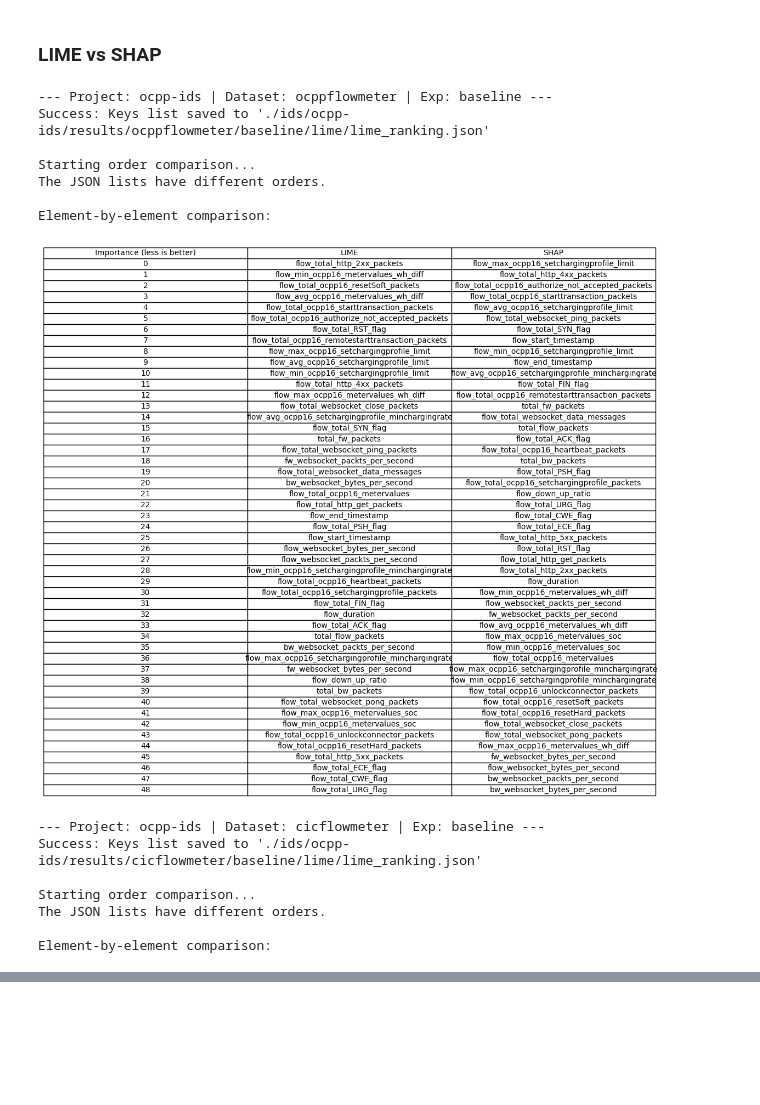
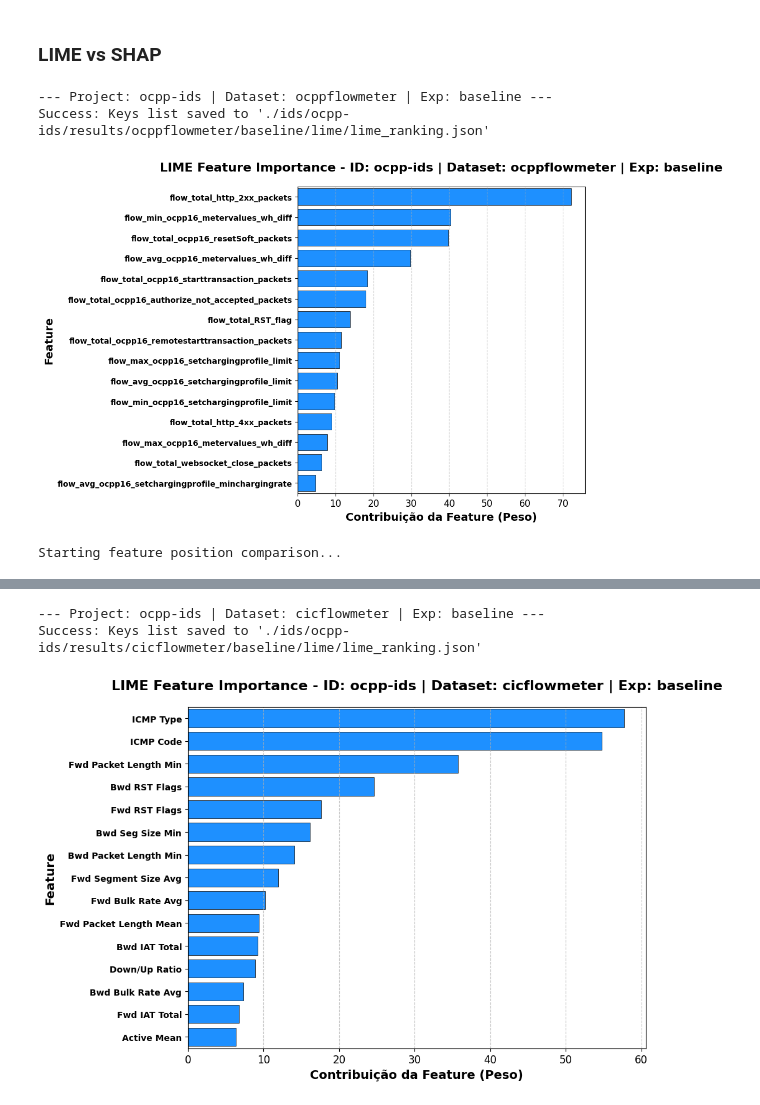
Before and after one commit to th-duvanel/ids-explainability, a Jupyter notebook: analysis.ipynb, the cells around one changed output, grey strips where cells are left out. Cells and saved outputs as stored; diff of their text form; code cells hidden in the pictures; blank space fills up the shorter version.

Commit message:
Last OCPP-IDS version

```diff
--- a/analysis.ipynb
+++ b/analysis.ipynb
@@ -108,7 +108,7 @@ for exp in experiments:
             feature_names=feature_names,
             class_names=class_names,
             show=False,
-            max_display=len(feature_names)
+            max_display=15
         )
 
         plt.title(f"SHAP - ID: {exp['ids']} | Dataset: {exp['dataset']} | Exp: {exp['type']}", fontsize=14)
@@ -168,69 +227,66 @@ for exp in experiments:
         continue
 
     print(f"\n--- Project: {exp['ids']} | Dataset: {exp['dataset']} | Exp: {exp['type']} ---")
-    transformLIME(os.path.join(exp['path'], 'lime', 'lime_feature_importance.json'))
+
+    lime_json_path = os.path.join(exp['path'], 'lime', 'lime_feature_importance.json')
+
+    transformLIME(lime_json_path)
+
+    lime_ranking_file = os.path.join(os.path.dirname(lime_json_path), 'lime_ranking.json')
+    plots_path = os.path.join(os.getcwd(), 'notebooks', 'plots', exp['ids'])
+    os.makedirs(plots_path, exist_ok=True)
+
+    title = f"ID: {exp['ids']} | Dataset: {exp['dataset']} | Exp: {exp['type']}"
+
+    plot_lime_importance(lime_json_path, title, plots_path, n_features=15)
 
     file_path_1 = os.path.join(exp['path'], 'lime', 'lime_ranking.json')
     file_path_2 = os.path.join(exp['path'], 'shap', 'shap_ranking.json')
 
     if not os.path.exists(file_path_1) or not os.path.exists(file_path_2):
         print("Error: One or both files were not found. Skipping comparison.")
     else:
         try:
             with open(file_path_1, 'r') as f1, open(file_path_2, 'r') as f2:
                 data1 = json.load(f1)
                 data2 = json.load(f2)
 
             if not isinstance(data1, list) or not isinstance(data2, list):
                 print("Error: The content of one or both files is not a list. Skipping comparison.")
-            elif len(data1) != len(data2):
-                print("Warning: The lists have different sizes. The order cannot be compared.")
-            elif sorted(data1) != sorted(data2):
-                print("Warning: The content of the lists is different. Order comparison may be misleading.")
             else:
-                print("\nStarting order comparison...")
+                print("\nStarting feature position comparison...")
 
-                data1 = data1[::-1]
-                data2 = data2[::-1]
+                lime_positions = {feature: i + 1 for i, feature in enumerate(data1)}
+                shap_positions = {feature: i + 1 for i, feature in enumerate(data2)}
 
-                if data1 == data2:
-                    print("The JSON lists have the same order. The order of elements is identical.")
-                else:
-                    print("The JSON lists have different orders.")
-                    print("\nElement-by-element comparison:")
+                all_features = sorted(list(set(lime_positions.keys()) | set(shap_positions.keys())))
 
-                    comparison_data = []
-                    for i, (item1, item2) in enumerate(zip(data1, data2)):
-                        if item1 != item2:
-                            comparison_data.append([i, item1, item2])
+                comparison_data = []
+                for feature in all_features:
+                    pos_lime = lime_positions.get(feature, "N/A")
+                    pos_shap = shap_positions.get(feature, "N/A")
+                    comparison_data.append([feature, pos_lime, pos_shap])
 
-                    comparison_df = pd.DataFrame(comparison_data, columns=['Importance (less is better)', 'LIME', 'SHAP'])
-                    fig, ax = plt.subplots(figsize=(12, 6))  # aumenta o tamanho
-                    ax.axis('off')
-                    table = ax.table(cellText=comparison_df.values, colLabels=comparison_df.columns, cellLoc='center', loc='center')
-                    table.auto_set_font_size(False)
-                    table.set_fontsize(10)
-                    table.scale(1.2, 1.2)
-                    plt.savefig("comparison_table.png", bbox_inches="tight")
-                    plt.show()
+                comparison_df = pd.DataFrame(comparison_data, columns=['Feature', 'LIME Position', 'SHAP Position'])
+
+                fig, ax = plt.subplots(figsize=(12, 8))
+                ax.axis('off')
+                table = ax.table(cellText=comparison_df.values, colLabels=comparison_df.columns, cellLoc='center', loc='center')
+
+                table.auto_set_font_size(False)
+                table.set_fontsize(10)
+                table.scale(1.2, 1.2)
+
+                plots_path = os.path.join(os.getcwd(), 'notebooks', 'plots', exp['ids'])
+                plt.savefig(os.path.join(plots_path, f"comparison_table_{exp['ids']}_{exp['dataset']}.png"))
+                plt.show()
 
         except json.JSONDecodeError:
             print("Error: One of the files is not a valid JSON. Skipping comparison.")
         except Exception as e:
             print(f"Unexpected error: {e}. Skipping comparison.")
 # %% [output]
 --- Project: ocpp-ids | Dataset: ocppflowmeter | Exp: baseline ---
 Success: Keys list saved to './ids/ocpp-ids/results/ocppflowmeter/baseline/lime/lime_ranking.json'
-
-Starting order comparison...
-The JSON lists have different orders.
-
-Element-by-element comparison:
-[figure, old version]
+[figure, new version]
---- Project: ocpp-ids | Dataset: cicflowmeter | Exp: baseline ---
-Success: Keys list saved to './ids/ocpp-ids/results/cicflowmeter/baseline/lime/lime_ranking.json'
-
-Starting order comparison...
-The JSON lists have different orders.
-
-Element-by-element comparison:
+Starting feature position comparison...
@@ -237,0 +294,3 @@ Element-by-element comparison:
+--- Project: ocpp-ids | Dataset: cicflowmeter | Exp: baseline ---
+Success: Keys list saved to './ids/ocpp-ids/results/cicflowmeter/baseline/lime/lime_ranking.json'
+[figure, added]
```
Also changed, not shown: parts of 6 cells of this notebook, 33 other files.
